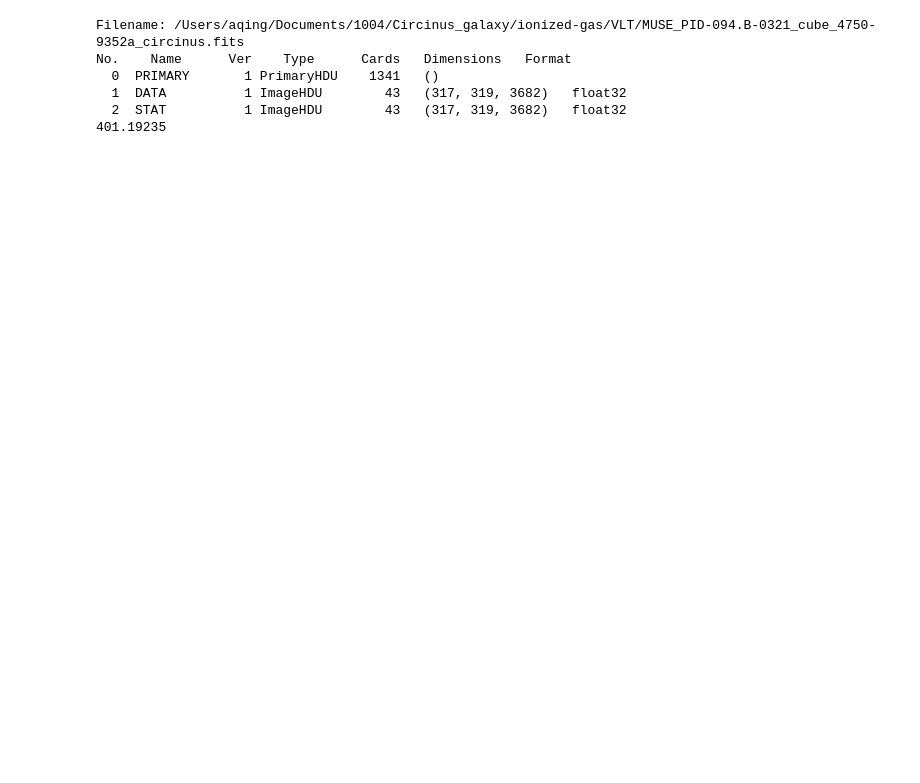
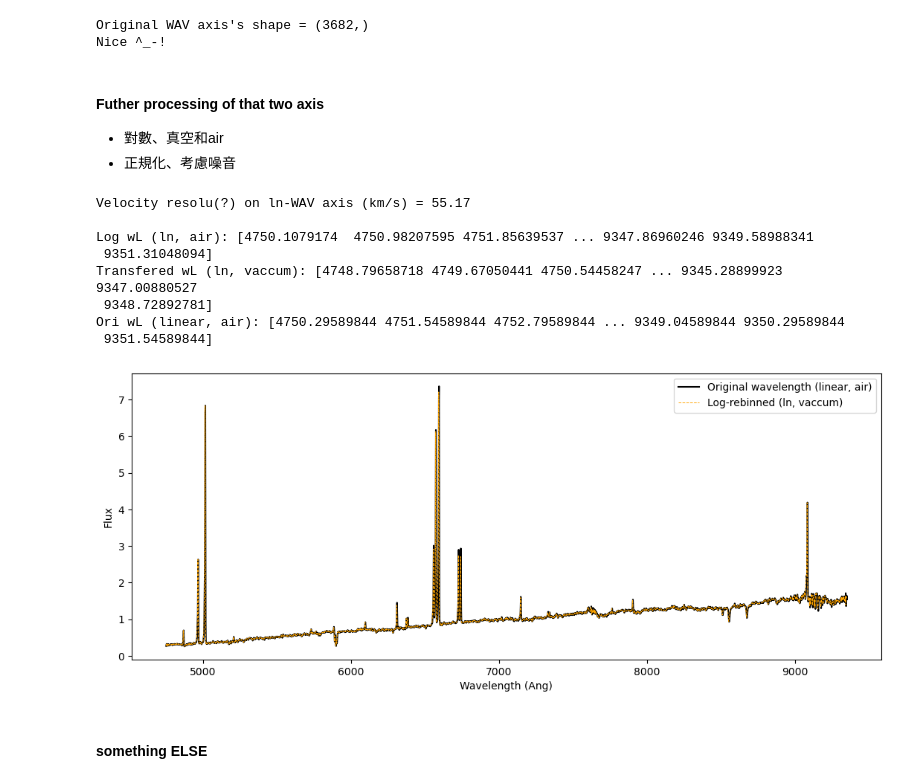
Before and after one commit to aqingo3o/Hello-Circinus, a Jupyter notebook: ionizedGas/py_contsub_pPXF.ipynb, the cells around one changed output. Cells and saved outputs as stored; diff of their text form; code cells hidden in the pictures; blank space fills up the shorter version.

Commit message:
processing MUSE data (7/10)
快做完設定了@@好難 超級難
先推個

```diff
--- a/ionizedGas/py_contsub_pPXF.ipynb
+++ b/ionizedGas/py_contsub_pPXF.ipynb
@@ -50,17 +43,69 @@ file_path = "/Users/aqing/Documents/1004/Circinus_galaxy/ionized-gas/VLT/MUSE_PI
 # %%
-muse_hdul = fits.open(file_path)
-muse_hdul.info() # DATA:cube, STAT:noise?
-muse_data = muse_hdul['DATA'].data # (RA, DEC, AWAV)
-muse_header = muse_hdul['DATA'].header
+# original AWV axis
+crval3 = muse_header['CRVAL3']
+cdelt3 = muse_header['CD3_3']
+crpix3 = muse_header['CRPIX3']
+naxis3 = muse_header['NAXIS3']
+ori_lamb = crval3 + (np.arange(naxis3) + 1 - crpix3) * cdelt3 # [AA] in air
 
-
-# normalization
-print(muse_data[1000, 150, 200])
-#galaxy = t['flux']/np.median(t['flux'])
+# original spectrum intensity axis (flux)
+print(f"Original WAV axis's shape = {ori_lamb.shape}")
+i, j = muse_data.shape[1]//2, muse_data.shape[2]//2 # certain pixel, 之後應該是要 gothrogh 的
+ori_flux_unnorm = muse_data[:, i, j]
+if ori_flux_unnorm.shape==ori_lamb.shape : # 他媽的這本來就要一樣吧
+    print('Nice ^_-!')
 # %% [output]
-Filename: /Users/aqing/Documents/1004/Circinus_galaxy/ionized-gas/VLT/MUSE_PID-094.B-0321_cube_4750-9352a_circinus.fits
-No.    Name      Ver    Type      Cards   Dimensions   Format
-  0  PRIMARY       1 PrimaryHDU    1341   ()
-  1  DATA          1 ImageHDU        43   (317, 319, 3682)   float32
-  2  STAT          1 ImageHDU        43   (317, 319, 3682)   float32
-401.19235
+Original WAV axis's shape = (3682,)
+Nice ^_-!
+# %% [markdown]
+#### Futher processing of that two axis
+- 對數、真空和air
+- 正規化、考慮噪音
+# %%
+# flux normalization
+def flux_Norm(flux): # 除到 nan 中位數的話，就會爆炸，所以做了這個
+    flux_no_nan = flux[~np.isnan(flux)]
+    if len(flux_no_nan) > 10 and np.nanmedian(flux_no_nan) != 0:
+        return flux / np.nanmedian(flux_no_nan)
+    else:
+        return flux
+
+ori_flux = flux_Norm(ori_flux_unnorm) # 沒標 un- 就是正規化了
+
+# consider noise
+noise = np.full_like(ori_flux, 0.0149)
+
+# Log(ln) waveLen array
+ln_flux, ln_lamb_pix, veloScale = log_rebin([ori_lamb[0], ori_lamb[-1]], ori_flux)
+print(f"Velocity resolu(?) on ln-WAV axis (km/s) = {veloScale:.2f}", end='\n\n')
+# veloScale 算好了喔好方便捏
+ln_lamb = np.exp(ln_lamb_pix) # 從 ln(lambda) 換成 AA
+print(f'Log wL (ln, air): {ln_lamb}') #
+
+# (waveLen) air --> vaccum
+# 這個要小心喔，因為我不確定他背後是怎樣運作的
+ln_lamb *= np.median(util.vac_to_air(ln_lamb)/ln_lamb)
+print(f'Transfered wL (ln, vaccum): {ln_lamb}') #
+print(f'Ori wL (linear, air): {ori_lamb}') #
+
+# 畫出來看看
+# log-rebin 會讓高波長區 sampling 點變多、低波長變少。(by C)
+plt.figure(figsize=(13, 5))
+plt.plot(ori_lamb, ori_flux, c='k', label='Original wavelength (linear, air)')
+plt.plot(ln_lamb, ln_flux, c='orange', lw=0.7, label='Log-rebinned (ln, vaccum)', linestyle='--') # 大便般的配色
+plt.xlabel("Wavelength (Ang)")
+plt.ylabel("Flux")
+plt.legend()
+plt.show()
+# %% [output]
+Velocity resolu(?) on ln-WAV axis (km/s) = 55.17
+
+Log wL (ln, air): [4750.1079174  4750.98207595 4751.85639537 ... 9347.86960246 9349.58988341
+ 9351.31048094]
+Transfered wL (ln, vaccum): [4748.79658718 4749.67050441 4750.54458247 ... 9345.28899923 9347.00880527
+ 9348.72892781]
+Ori wL (linear, air): [4750.29589844 4751.54589844 4752.79589844 ... 9349.04589844 9350.29589844
+ 9351.54589844]
+[figure, added]
+# %% [markdown]
+#### something ELSE
```
Also changed, not shown: parts of 14 cells of this notebook.
